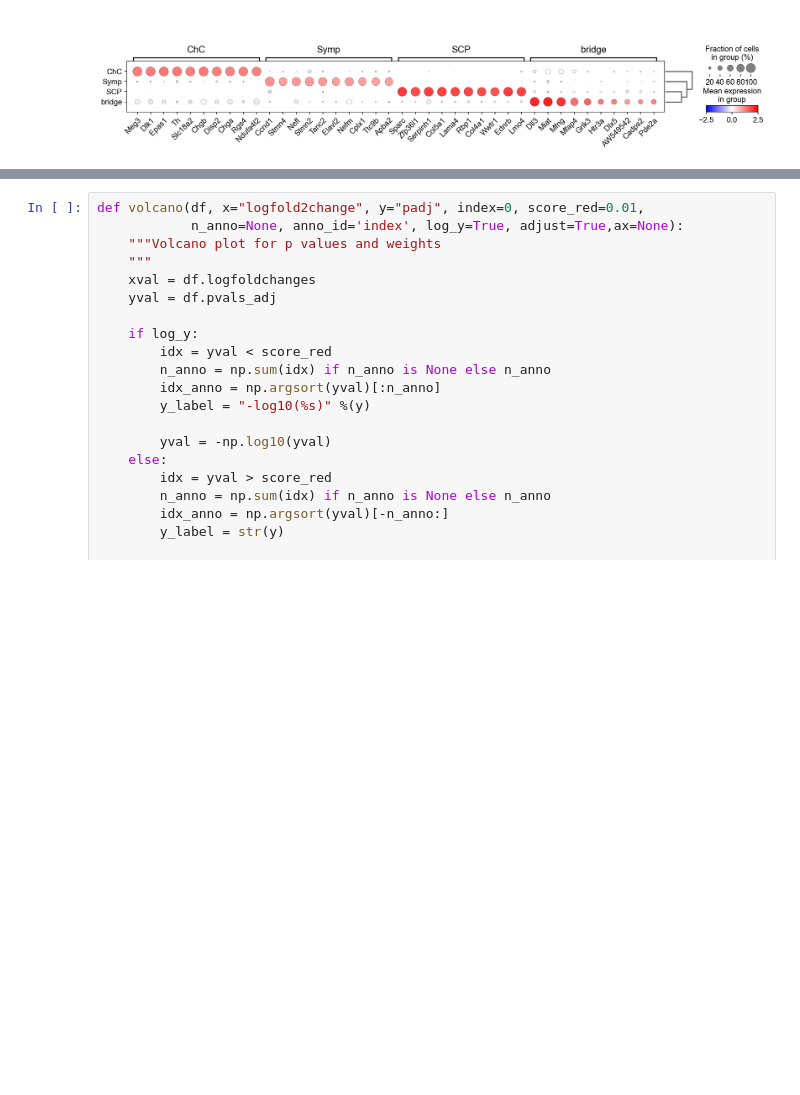
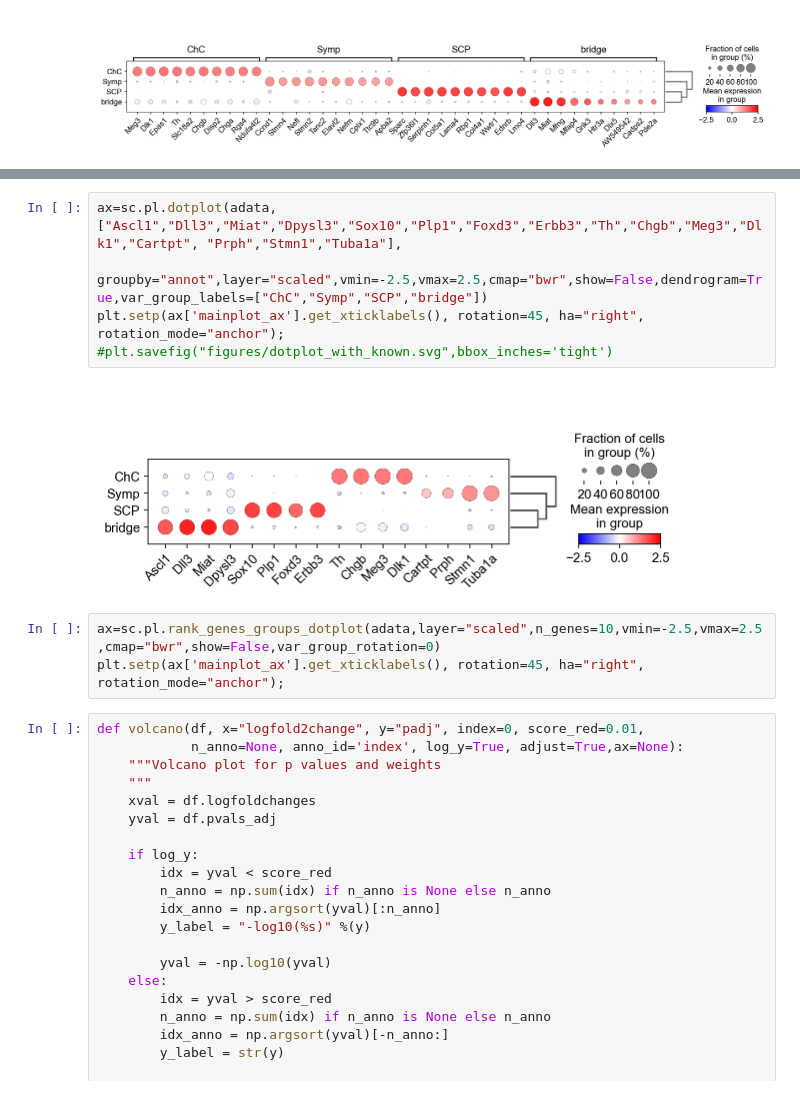
Before and after one commit to LouisFaure/Adrenal5HTP_paper, a Jupyter notebook: Plots.ipynb, the cells around one changed output, grey strips where cells are left out. Drawn from its saved outputs; the diff is of its cells as text; blank space fills up the shorter version.

```diff
--- a/Plots.ipynb
+++ b/Plots.ipynb
@@ -52,3 +68,13 @@ plt.savefig("figures/dotplot.svg",bbox_inches='tight')
+# %%
+ax=sc.pl.dotplot(adata,["Ascl1","Dll3","Miat","Dpysl3","Sox10","Plp1","Foxd3","Erbb3","Th","Chgb","Meg3","Dlk1","Cartpt", "Prph","Stmn1","Tuba1a"],
+                 groupby="annot",layer="scaled",vmin=-2.5,vmax=2.5,cmap="bwr",show=False,dendrogram=True,var_group_labels=["ChC","Symp","SCP","bridge"])
+plt.setp(ax['mainplot_ax'].get_xticklabels(), rotation=45, ha="right", rotation_mode="anchor");
+#plt.savefig("figures/dotplot_with_known.svg",bbox_inches='tight')
+# %% [output]
+[figure, added]
+# %%
+ax=sc.pl.rank_genes_groups_dotplot(adata,layer="scaled",n_genes=10,vmin=-2.5,vmax=2.5,cmap="bwr",show=False,var_group_rotation=0)
+plt.setp(ax['mainplot_ax'].get_xticklabels(), rotation=45, ha="right", rotation_mode="anchor");
 # %%
 def volcano(df, x="logfold2change", y="padj", index=0, score_red=0.01,
             n_anno=None, anno_id='index', log_y=True, adjust=True,ax=None):
```
Also changed, not shown: parts of 5 cells of this notebook, 3 other files.
